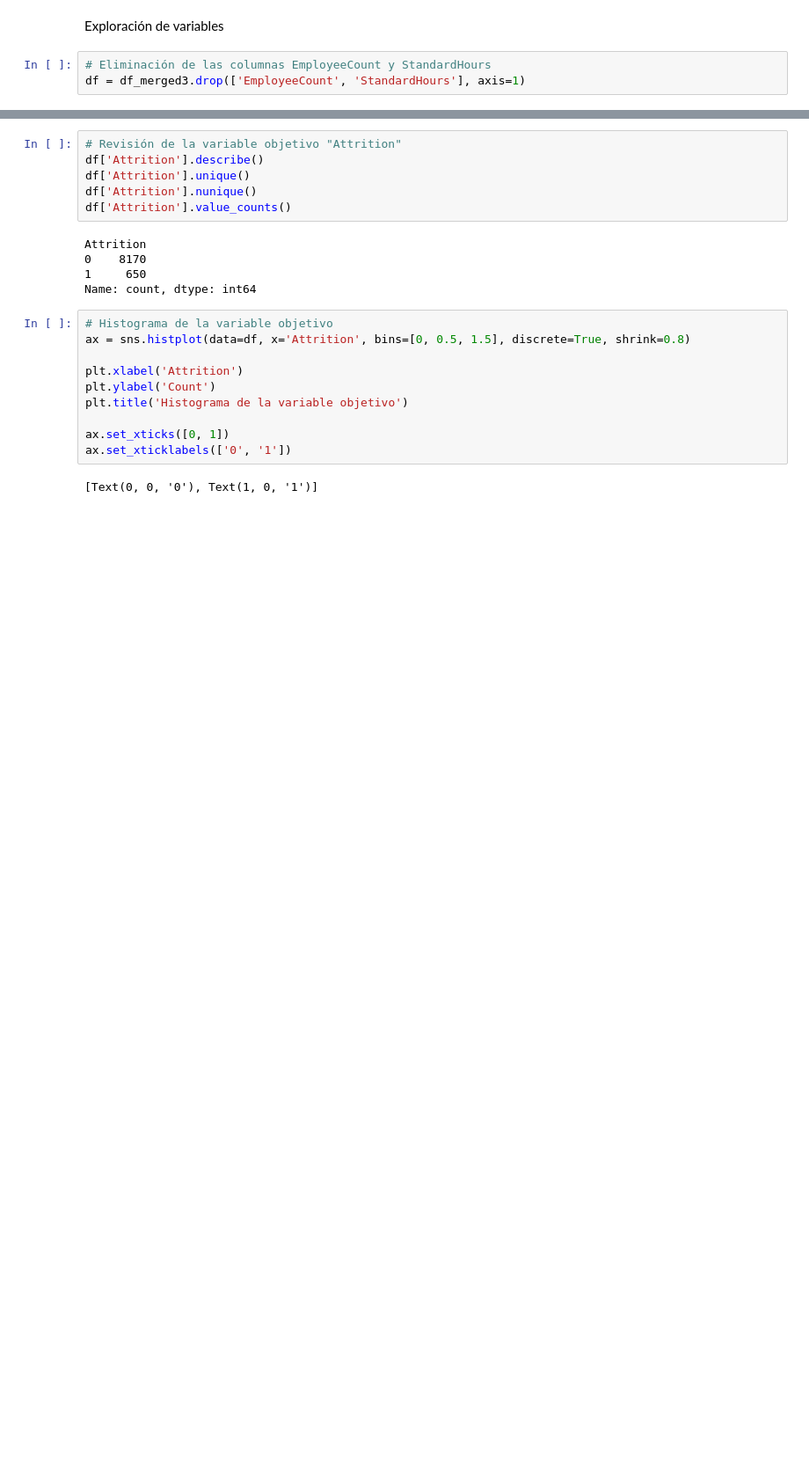
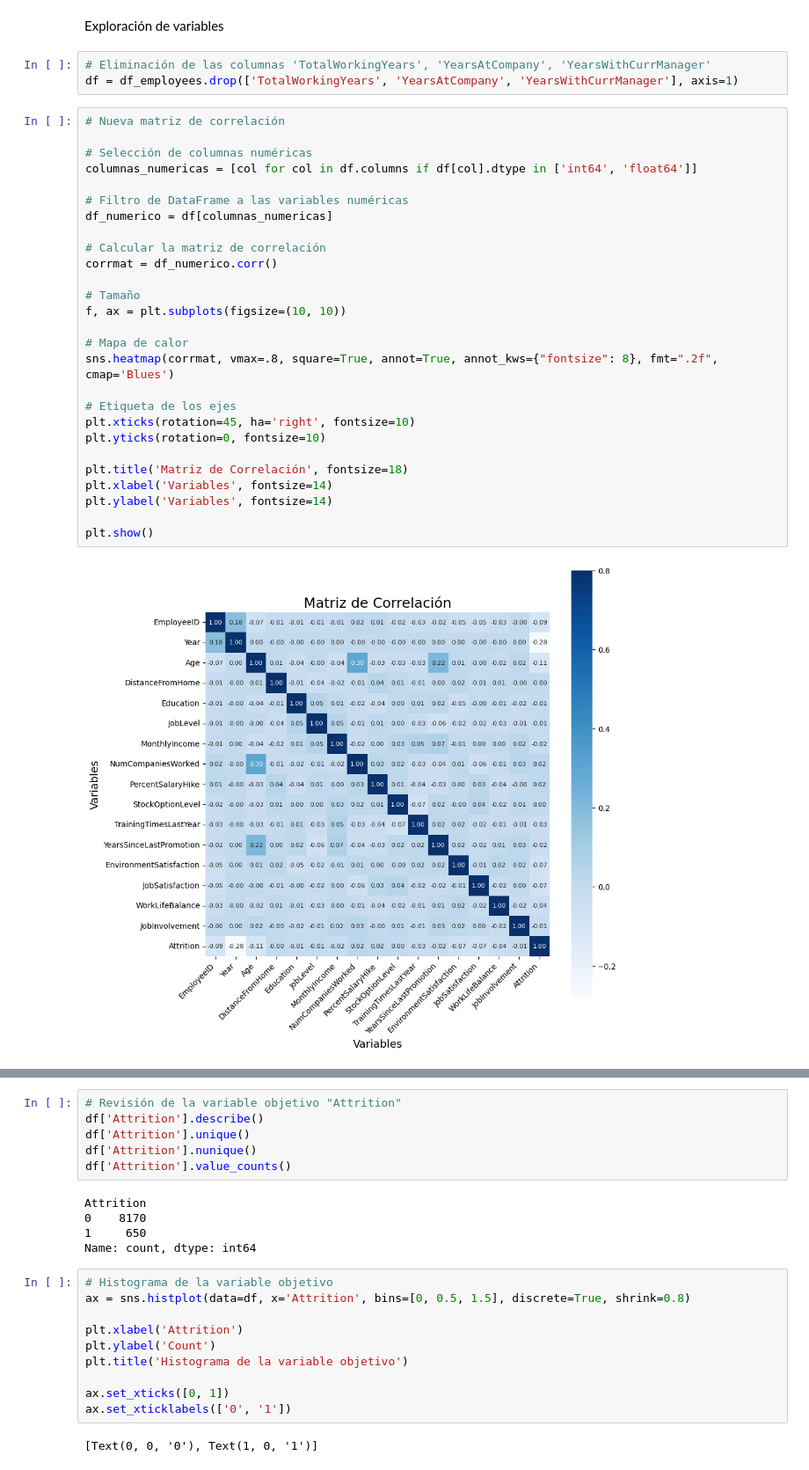
Before and after one commit to SantiRestrepoOlarte/ML_HumanResources, a Jupyter notebook: c_exploracion_de_datos.ipynb, the cells around one changed output, grey strips where cells are left out. Shown at 88% size. Drawn from its saved outputs; the diff is of its cells as text; blank space fills up the shorter version.

```diff
--- a/c_exploracion_de_datos.ipynb
+++ b/c_exploracion_de_datos.ipynb
@@ -625,5 +101,34 @@ Finalmente, gay una correlación moderada entre 'YearsAtCompany' y 'YearsSinceLa
 # %% [markdown]
 Exploración de variables
 # %%
-# Eliminación de las columnas EmployeeCount y StandardHours
-df = df_merged3.drop(['EmployeeCount', 'StandardHours'], axis=1)
+# Eliminación de las columnas 'TotalWorkingYears', 'YearsAtCompany', 'YearsWithCurrManager'
+df = df_employees.drop(['TotalWorkingYears', 'YearsAtCompany', 'YearsWithCurrManager'], axis=1)
+# %%
+# Nueva matriz de correlación
+
+# Selección de columnas numéricas
+columnas_numericas = [col for col in df.columns if df[col].dtype in ['int64', 'float64']]
+
+# Filtro de DataFrame a las variables numéricas
+df_numerico = df[columnas_numericas]
+
+# Calcular la matriz de correlación
+corrmat = df_numerico.corr()
+
+# Tamaño
+f, ax = plt.subplots(figsize=(10, 10))
+
+# Mapa de calor
+sns.heatmap(corrmat, vmax=.8, square=True, annot=True, annot_kws={"fontsize": 8}, fmt=".2f", cmap='Blues')
+
+# Etiqueta de los ejes
+plt.xticks(rotation=45, ha='right', fontsize=10)
+plt.yticks(rotation=0, fontsize=10)
+
+plt.title('Matriz de Correlación', fontsize=18)
+plt.xlabel('Variables', fontsize=14)
+plt.ylabel('Variables', fontsize=14)
+
+plt.show()
+# %% [output]
+[figure, added]
```
Also changed, not shown: parts of 110 cells of this notebook, 1 other file.
